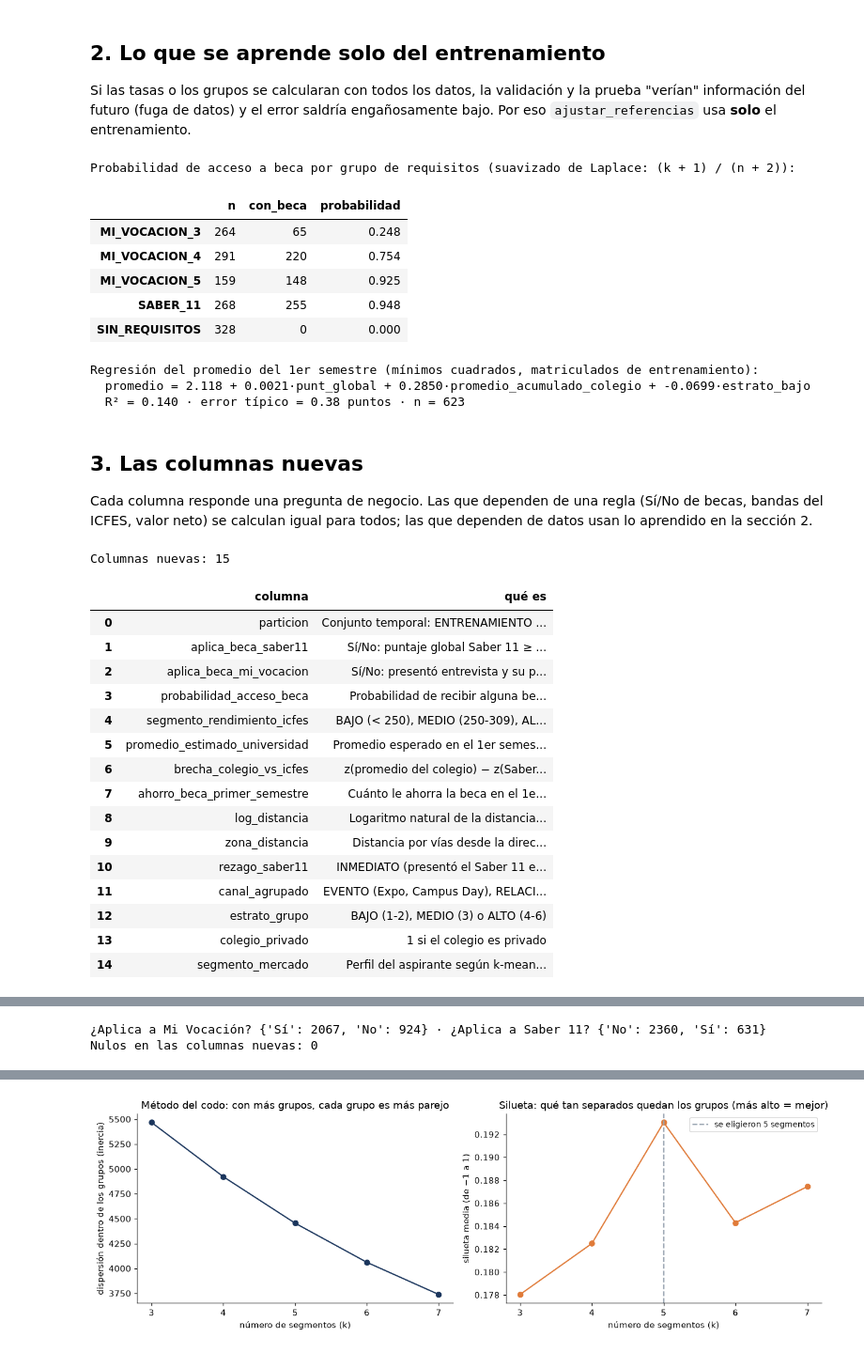
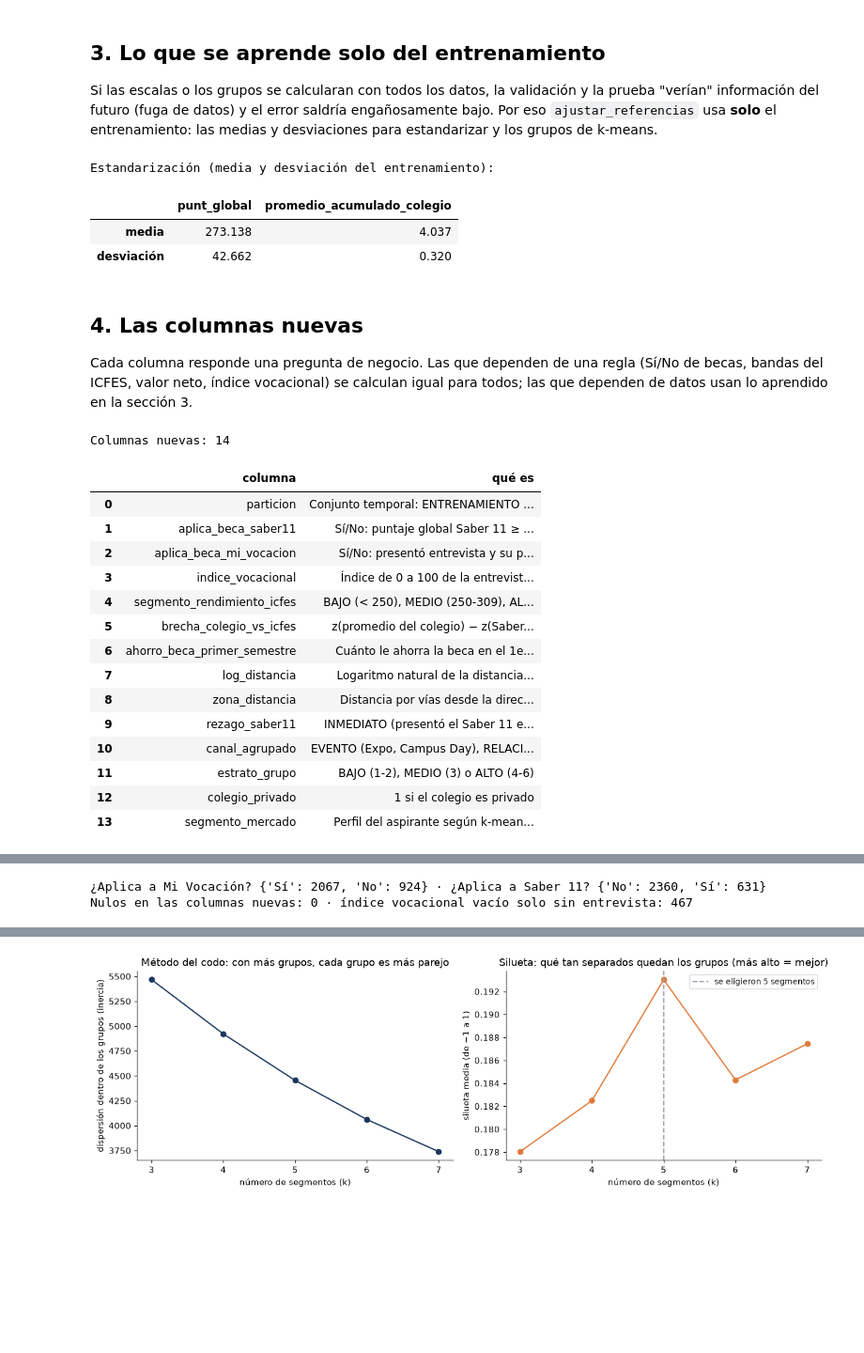
Before and after one commit to xyosho/Proyecto-Homologacion-ML, a Jupyter notebook: sprint2_caracteristicas_local.ipynb, the cells around one changed output, grey strips where cells are left out. Shown at 94% size. Drawn from its saved outputs; the diff is of its cells as text; code cells hidden in the pictures; blank space fills up the shorter version.

```diff
--- a/sprint2_caracteristicas_local.ipynb
+++ b/sprint2_caracteristicas_local.ipynb
@@ -51,11 +52,12 @@ import caracteristicas as ca
 import flujo
 import modelado as mo
 
-# Lee las tablas planas por la API de Supabase (solo lectura) y construye las columnas del Sprint 2
+# Lee las tablas planas por la API de Supabase (solo lectura): dataset_matricula y la rúbrica de la entrevista
+# (dataset_entrevista). Después construye las columnas del Sprint 2.
 f = flujo.cargar_y_construir("supabase" if EN_COLAB else "auto")
-d, p, ref, cfg = f["inscritos"], f["permanencia"], f["referencias"], ca.configuracion()
+d, ref, cfg = f["inscritos"], f["referencias"], ca.configuracion()
 print("Origen de los datos:", f["origen"])
-print(f"Inscritos: {len(d):,} · matriculados con el primer semestre cerrado: {len(p):,}")
+print(f"Inscritos: {len(d):,} · con entrevista: {int(d['entrevista_realizada'].sum()):,}")
 print(d["particion"].value_counts().to_string())
 # %% [output]
 Origen de los datos: Supabase (API de solo lectura)
@@ -68,57 +117,46 @@ CAMPANA           416
 # %% [markdown]
-## 2. Lo que se aprende solo del entrenamiento
-Si las tasas o los grupos se calcularan con todos los datos, la validación y la prueba "verían" información del futuro
-(fuga de datos) y el error saldría engañosamente bajo. Por eso `ajustar_referencias` usa **solo** el entrenamiento.
+## 3. Lo que se aprende solo del entrenamiento
+Si las escalas o los grupos se calcularan con todos los datos, la validación y la prueba "verían" información del
+futuro (fuga de datos) y el error saldría engañosamente bajo. Por eso `ajustar_referencias` usa **solo** el
+entrenamiento: las medias y desviaciones para estandarizar y los grupos de k-means.
-# %%
-tabla = ref["tabla_acceso_beca"].copy()
-tabla["probabilidad"] = tabla["probabilidad"].round(3)
-print("Probabilidad de acceso a beca por grupo de requisitos (suavizado de Laplace: (k + 1) / (n + 2)):")
-display(tabla)
-r = ref["regresion_promedio"]
-print("\nRegresión del promedio del 1er semestre (mínimos cuadrados, matriculados de entrenamiento):")
-print("  promedio = " + " + ".join(f"{v:.4f}·{k}" if k != "intercepto" else f"{v:.3f}" for k, v in r["coeficientes"].items()))
-print(f"  R² = {r['r2']:.3f} · error típico = {r['error_tipico']:.2f} puntos · n = {r['n']}")
-# %% [output]
-Probabilidad de acceso a beca por grupo de requisitos (suavizado de Laplace: (k + 1) / (n + 2)):
-|  | n | con_beca | probabilidad |
-| MI_VOCACION_3 | 264 | 65 | 0.248 |
-| MI_VOCACION_4 | 291 | 220 | 0.754 |
-| MI_VOCACION_5 | 159 | 148 | 0.925 |
-| SABER_11 | 268 | 255 | 0.948 |
-| SIN_REQUISITOS | 328 | 0 | 0.000 |
-Regresión del promedio del 1er semestre (mínimos cuadrados, matriculados de entrenamiento):
-  promedio = 2.118 + 0.0021·punt_global + 0.2850·promedio_acumulado_colegio + -0.0699·estrato_bajo
-  R² = 0.140 · error típico = 0.38 puntos · n = 623
+# %%
+print("Estandarización (media y desviación del entrenamiento):")
+display(pd.DataFrame(ref["estandarizacion"], index=["media", "desviación"]).round(3))
+# %% [output]
+Estandarización (media y desviación del entrenamiento):
+|  | punt_global | promedio_acumulado_colegio |
+| media | 273.138 | 4.037 |
+| desviación | 42.662 | 0.320 |
 # %% [markdown]
-## 3. Las columnas nuevas
+## 4. Las columnas nuevas
 Cada columna responde una pregunta de negocio. Las que dependen de una regla (Sí/No de becas, bandas del ICFES,
-valor neto) se calculan igual para todos; las que dependen de datos usan lo aprendido en la sección 2.
+valor neto, índice vocacional) se calculan igual para todos; las que dependen de datos usan lo aprendido en la
+sección 3.
 # %%
 print(f"Columnas nuevas: {len(ca.NUEVAS)}")
 display(pd.DataFrame({"columna": list(ca.DICCIONARIO), "qué es": list(ca.DICCIONARIO.values())}))
 muestra = d[["inscripcion_id", "periodo", "punt_global", "aplica_beca_saber11", "aplica_beca_mi_vocacion",
-             "probabilidad_acceso_beca", "segmento_rendimiento_icfes", "promedio_acumulado_colegio",
-             "promedio_estimado_universidad", "valor_neto_primer_semestre", "ahorro_beca_primer_semestre", "zona_distancia",
-             "segmento_mercado"]]
+             "indice_vocacional", "segmento_rendimiento_icfes", "promedio_acumulado_colegio", "brecha_colegio_vs_icfes",
+             "valor_neto_primer_semestre", "ahorro_beca_primer_semestre", "zona_distancia", "segmento_mercado"]]
 display(muestra.head(8))
 print("¿Aplica a Mi Vocación?", d["aplica_beca_mi_vocacion"].value_counts().to_dict(),
       "· ¿Aplica a Saber 11?", d["aplica_beca_saber11"].value_counts().to_dict())
-print("Nulos en las columnas nuevas:", int(d[ca.NUEVAS].isna().sum().sum()))
+print("Nulos en las columnas nuevas:", int(d[ca.NUEVAS].drop(columns="indice_vocacional").isna().sum().sum()),
+      "· índice vocacional vacío solo sin entrevista:", int(d["indice_vocacional"].isna().sum()))
 # %% [output]
-Columnas nuevas: 15
+Columnas nuevas: 14
 |  | columna | qué es |
 | 0 | particion | Conjunto temporal: ENTRENAMIENTO ... |
 | 1 | aplica_beca_saber11 | Sí/No: puntaje global Saber 11 ≥ ... |
 | 2 | aplica_beca_mi_vocacion | Sí/No: presentó entrevista y su p... |
-| 3 | probabilidad_acceso_beca | Probabilidad de recibir alguna be... |
+| 3 | indice_vocacional | Índice de 0 a 100 de la entrevist... |
 | 4 | segmento_rendimiento_icfes | BAJO (< 250), MEDIO (250-309), AL... |
-| 5 | promedio_estimado_universidad | Promedio esperado en el 1er semes... |
-| 6 | brecha_colegio_vs_icfes | z(promedio del colegio) − z(Saber... |
-| 7 | ahorro_beca_primer_semestre | Cuánto le ahorra la beca en el 1e... |
-| 8 | log_distancia | Logaritmo natural de la distancia... |
-| 9 | zona_distancia | Distancia por vías desde la direc... |
-| 10 | rezago_saber11 | INMEDIATO (presentó el Saber 11 e... |
-| 11 | canal_agrupado | EVENTO (Expo, Campus Day), RELACI... |
-| 12 | estrato_grupo | BAJO (1-2), MEDIO (3) o ALTO (4-6) |
-| 13 | colegio_privado | 1 si el colegio es privado |
-| 14 | segmento_mercado | Perfil del aspirante según k-mean... |
+| 5 | brecha_colegio_vs_icfes | z(promedio del colegio) − z(Saber... |
+| 6 | ahorro_beca_primer_semestre | Cuánto le ahorra la beca en el 1e... |
+| 7 | log_distancia | Logaritmo natural de la distancia... |
+| 8 | zona_distancia | Distancia por vías desde la direc... |
+| 9 | rezago_saber11 | INMEDIATO (presentó el Saber 11 e... |
+| 10 | canal_agrupado | EVENTO (Expo, Campus Day), RELACI... |
+| 11 | estrato_grupo | BAJO (1-2), MEDIO (3) o ALTO (4-6) |
+| 12 | colegio_privado | 1 si el colegio es privado |
+| 13 | segmento_mercado | Perfil del aspirante según k-mean... |
@@ -134,3 +172,3 @@ Columnas nuevas: 15
 ¿Aplica a Mi Vocación? {'Sí': 2067, 'No': 924} · ¿Aplica a Saber 11? {'No': 2360, 'Sí': 631}
-Nulos en las columnas nuevas: 0
+Nulos en las columnas nuevas: 0 · índice vocacional vacío solo sin entrevista: 467
 # %% [markdown]
```
Also changed, not shown: parts of 13 cells of this notebook, 18 other files.
